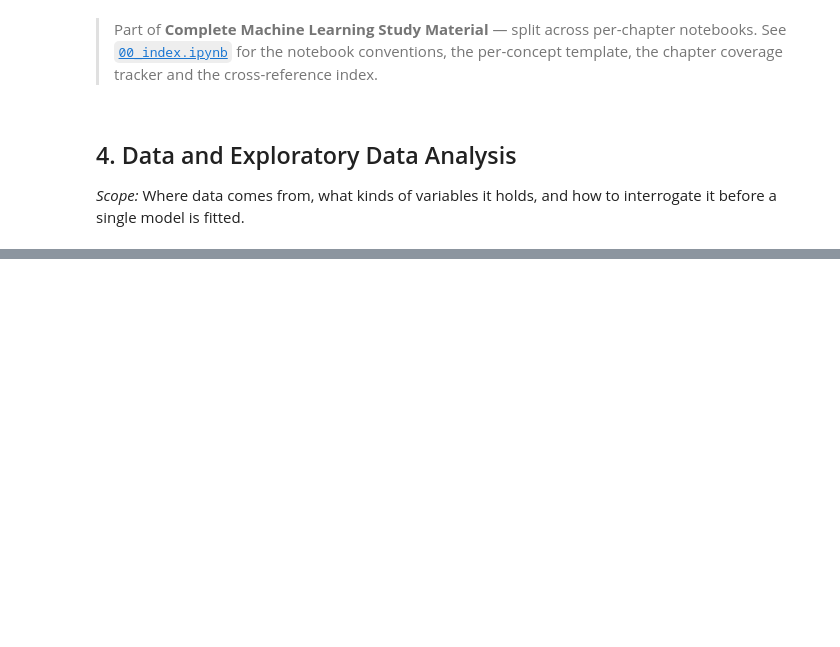
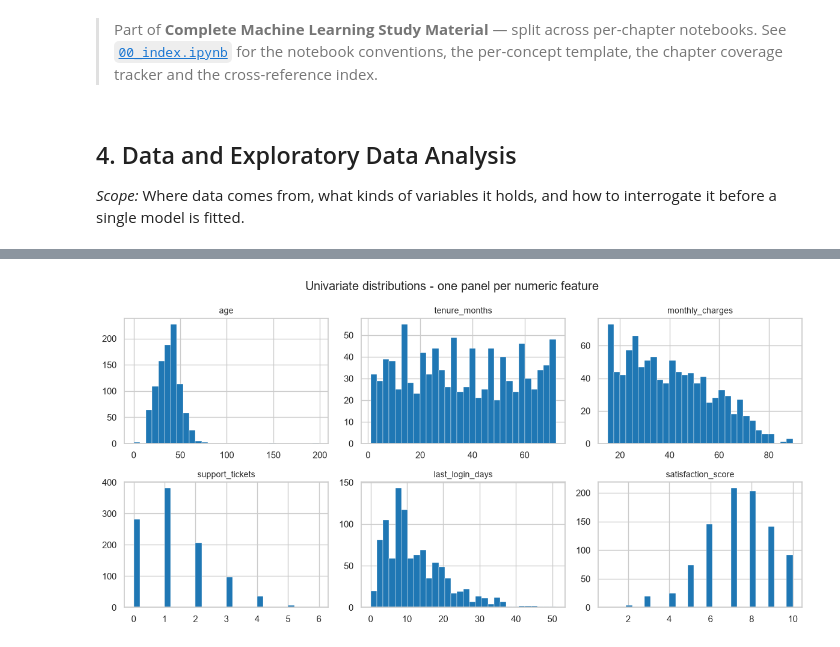
Before and after one commit to Shayan2002Saha/ML_Materials, a Jupyter notebook: 04_data_and_eda.ipynb, the cells around one changed output, grey strips where cells are left out. Saved outputs shown, nothing was run; the diff lists cells and outputs as text; code cells hidden in the pictures; blank space fills up the shorter version.

```diff
--- a/04_data_and_eda.ipynb
+++ b/04_data_and_eda.ipynb
@@ -46,0 +80,16 @@
+# %%
+n = len(customers)
+kinds = {}
+for col in customers.columns:
+    k = customers[col].nunique()
+    if k / n > 0.95:
+        kinds[col] = "identifier or continuous"
+    elif k == 2:
+        kinds[col] = "binary"
+    elif k <= 12:
+        kinds[col] = "categorical"
+    else:
+        kinds[col] = "numeric / high-cardinality"
+
+for col, kind in kinds.items():
+    print(f"{col:<22} {customers[col].dtype!s:<10} {kind}")
@@ -46,0 +269,6 @@
+# %%
+# 0 is a legitimate value for some columns and impossible for others - only the domain decides.
+for col in ["age", "support_tickets", "last_login_days", "monthly_charges"]:
+    zeros = (customers[col] == 0).sum()
+    print(f"{col:<20} zeros: {zeros:>4}   plausible? "
+          f"{'no  <- investigate' if col == 'age' else 'yes'}")
@@ -46,0 +293,13 @@
+# %%
+numeric_cols = ["age", "tenure_months", "monthly_charges", "support_tickets",
+                "last_login_days", "satisfaction_score"]
+
+fig, axes = plt.subplots(2, 3, figsize=(12, 6))
+for ax, col in zip(axes.ravel(), numeric_cols):
+    ax.hist(customers[col].dropna(), bins=30, color="tab:blue", edgecolor="white", linewidth=0.3)
+    ax.set_title(col, fontsize=10)
+fig.suptitle("Univariate distributions - one panel per numeric feature")
+fig.tight_layout()
+plt.show()
+# %% [output]
+[figure, added]
```
Also changed, not shown: parts of 76 cells of this notebook, 4 other files.
